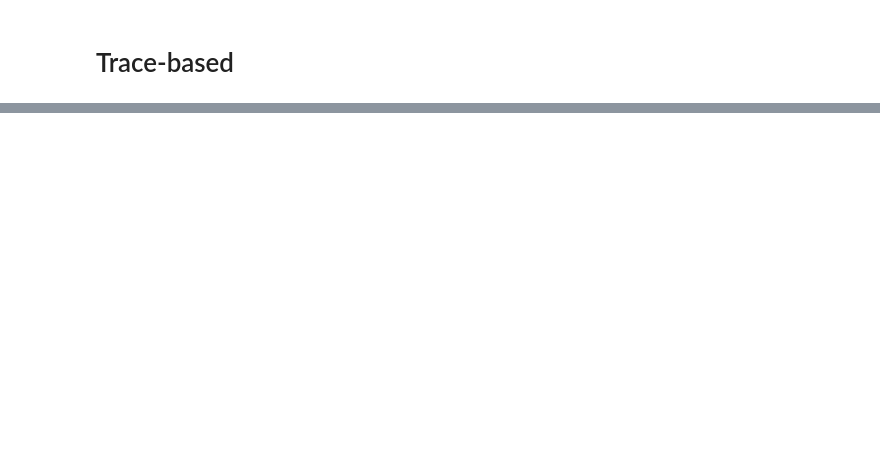
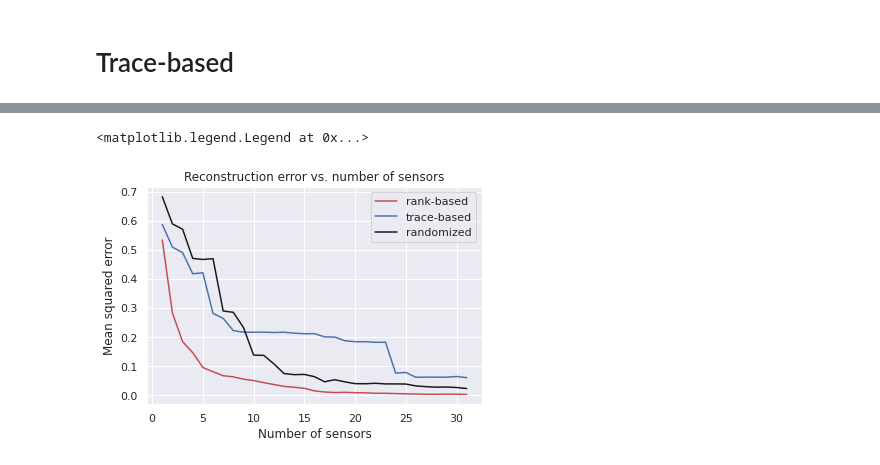
Before and after one commit to kLabUM/sensor-placement, a Jupyter notebook: notebooks/advection_diffusion_reconstruction_analysis_heat_kernel.ipynb, the cells around one changed output, grey strips where cells are left out. Saved outputs shown, nothing was run; the diff lists cells and outputs as text; code cells hidden in the pictures; blank space fills up the shorter version.

```diff
--- a/notebooks/advection_diffusion_reconstruction_analysis_heat_kernel.ipynb
+++ b/notebooks/advection_diffusion_reconstruction_analysis_heat_kernel.ipynb
@@ -259,6 +298,7 @@ Total:  238.7933304309845  s
 # %%
 mse_by_num_sensors_r = np.asarray([((X0_hats_r[i] - X0)**2).sum() / trials for i in range(1, 32)])
 mse_by_num_sensors_t = np.asarray([((X0_hats_t[i] - X0)**2).sum() / trials for i in range(1, 32)])
+mse_by_num_sensors_u0 = np.asarray([((X0_hats_u0[i] - X0)**2).sum() / trials for i in range(1, 32)])
 # %%
 std_by_num_sensors_r = np.asarray([((X0_hats_r[i] - X0)).std() for i in range(1, 32)])
 std_by_num_sensors_t = np.asarray([((X0_hats_t[i] - X0)).std() for i in range(1, 32)])
@@ -292,0 +334,12 @@ plt.legend()
+# %%
+plt.plot(np.arange(1, 32), mse_by_num_sensors_r, label='rank-based', c='r')
+plt.plot(np.arange(1, 32), mse_by_num_sensors_t, label='trace-based', c='b')
+plt.plot(np.arange(1, 32), mse_by_num_sensors_u0, label='randomized', c='k')
+plt.xlabel('Number of sensors')
+plt.ylabel('Mean squared error')
+plt.title('Reconstruction error vs. number of sensors')
+#plt.xlim(1 - 0.2, 31 + 0.2)
+plt.legend()
+# %% [output]
+<matplotlib.legend.Legend at 0x...>
+[figure, added]
```
Also changed, not shown: parts of 13 cells of this notebook.
